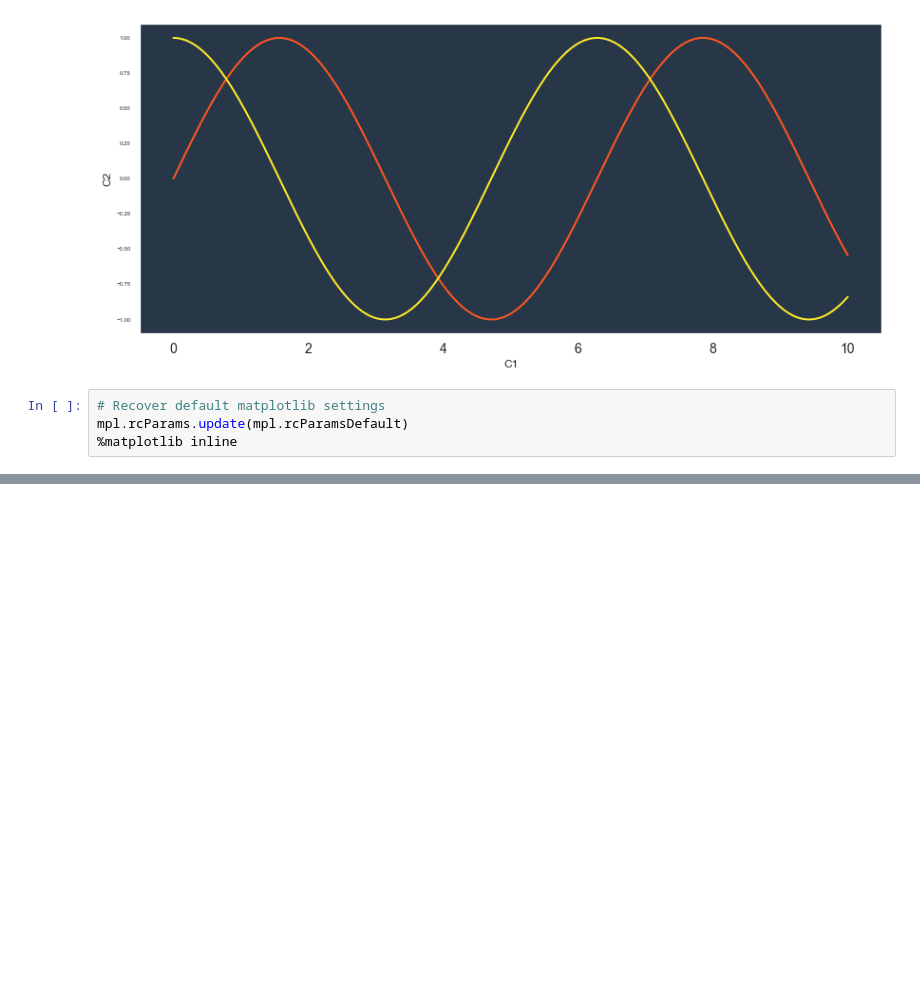
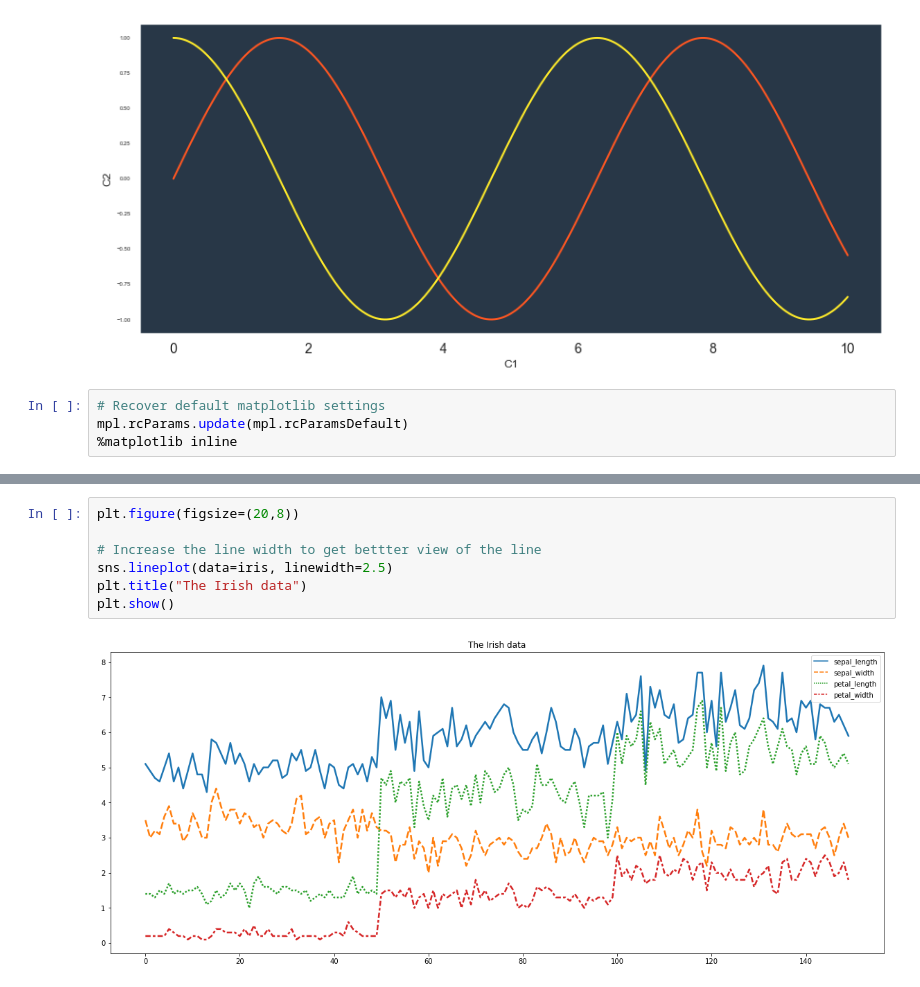
Before and after one commit to jackyhuynh/Data_Visualization_using_Python_Seaborn, a Jupyter notebook: Untitled.ipynb, the cells around one changed output, grey strips where cells are left out. Saved outputs shown, nothing was run; the diff lists cells and outputs as text; blank space fills up the shorter version.

```diff
--- a/Untitled.ipynb
+++ b/Untitled.ipynb
@@ -123,0 +139,9 @@ mpl.rcParams.update(mpl.rcParamsDefault)
+# %%
+plt.figure(figsize=(20,8))
+
+# Increase the line width to get bettter view of the line
+sns.lineplot(data=iris, linewidth=2.5)
+plt.title("The Irish data")
+plt.show()
+# %% [output]
+[figure, added]
```
Also changed, not shown: parts of 2 cells of this notebook.
